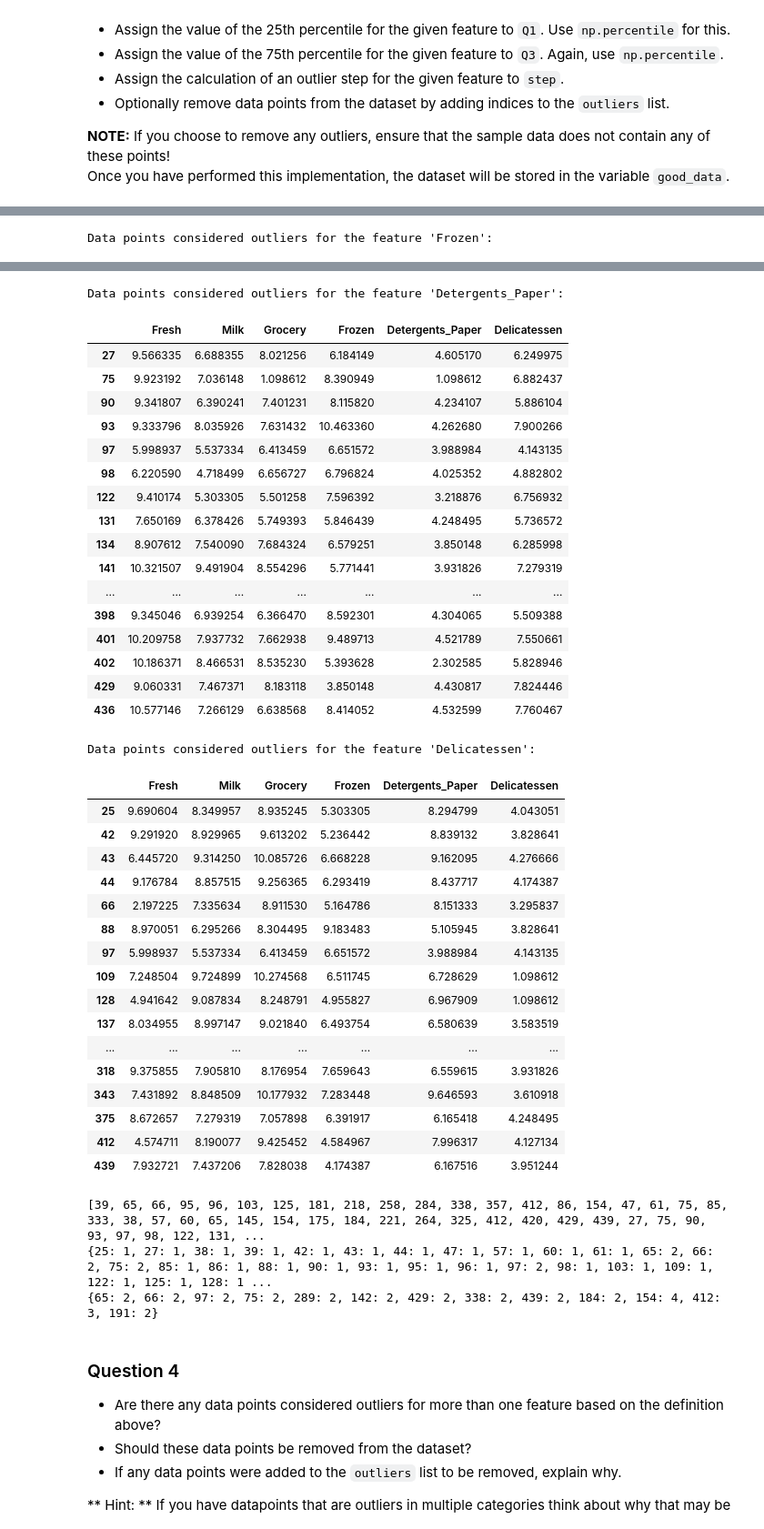
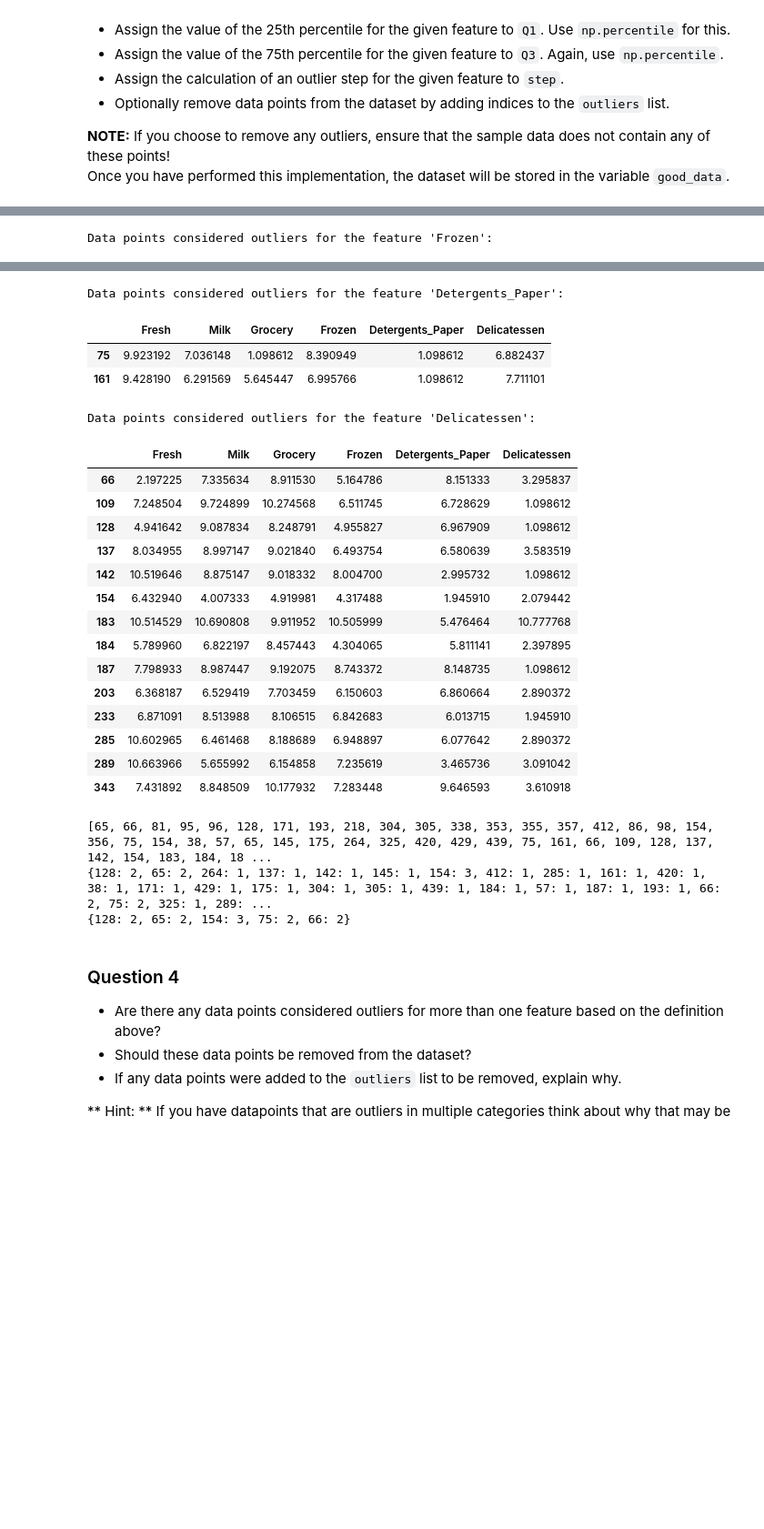
Before and after one commit to gtg269c/customer_segments, a Jupyter notebook: customer_segments.ipynb, the cells around one changed output, grey strips where cells are left out. Shown at 91% size. Saved outputs shown, nothing was run; the diff lists cells and outputs as text; code cells hidden in the pictures; blank space fills up the shorter version.

```diff
--- a/customer_segments.ipynb
+++ b/customer_segments.ipynb
@@ -233,13 +233,13 @@ outliers_list  = []
 for feature in log_data.keys():
 
     # TODO: Calculate Q1 (25th percentile of the data) for the given feature
-    Q1 = np.percentile(log_data,q=25)
+    Q1 = np.percentile(log_data[feature],q=25)
 
     # TODO: Calculate Q3 (75th percentile of the data) for the given feature
-    Q3 = np.percentile(log_data,q=75)
+    Q3 = np.percentile(log_data[feature],q=75)
 
     # TODO: Use the interquartile range to calculate an outlier step (1.5 times the interquartile range)
-    step = Q3 - Q1
+    step = (Q3 - Q1) * 1.5
 
     # Display the outliers
     print("Data points considered outliers for the feature '{}':".format(feature))
@@ -250,7 +250,9 @@ for feature in log_data.keys():
     outliers_list = outliers_list + list(outlier_df.index)
 
 # OPTIONAL: Select the indices for data points you wish to remove
-outliers  = [154,412]
+
+outliers = [154]
+#outliers  = [128, 154, 75, 65, 66]
 
 # Remove the outliers, if any were specified
 good_data = log_data.drop(log_data.index[outliers]).reset_index(drop = True)
@@ -313,45 +311,29 @@ Data points considered outliers for the feature 'Frozen':
 | 420 | 8.402007 | 8.569026 | 9.490015 | 3.218876 | 8.827321 | 7.239215 |
 | 429 | 9.060331 | 7.467371 | 8.183118 | 3.850148 | 4.430817 | 7.824446 |
 | 439 | 7.932721 | 7.437206 | 7.828038 | 4.174387 | 6.167516 | 3.951244 |
 Data points considered outliers for the feature 'Detergents_Paper':
 |  | Fresh | Milk | Grocery | Frozen | Detergents_Paper | Delicatessen |
-| 27 | 9.566335 | 6.688355 | 8.021256 | 6.184149 | 4.605170 | 6.249975 |
 | 75 | 9.923192 | 7.036148 | 1.098612 | 8.390949 | 1.098612 | 6.882437 |
-| 90 | 9.341807 | 6.390241 | 7.401231 | 8.115820 | 4.234107 | 5.886104 |
-| 93 | 9.333796 | 8.035926 | 7.631432 | 10.463360 | 4.262680 | 7.900266 |
-| 97 | 5.998937 | 5.537334 | 6.413459 | 6.651572 | 3.988984 | 4.143135 |
-| 98 | 6.220590 | 4.718499 | 6.656727 | 6.796824 | 4.025352 | 4.882802 |
-| 122 | 9.410174 | 5.303305 | 5.501258 | 7.596392 | 3.218876 | 6.756932 |
-| 131 | 7.650169 | 6.378426 | 5.749393 | 5.846439 | 4.248495 | 5.736572 |
-| 134 | 8.907612 | 7.540090 | 7.684324 | 6.579251 | 3.850148 | 6.285998 |
-| 141 | 10.321507 | 9.491904 | 8.554296 | 5.771441 | 3.931826 | 7.279319 |
-| ... | ... | ... | ... | ... | ... | ... |
-| 398 | 9.345046 | 6.939254 | 6.366470 | 8.592301 | 4.304065 | 5.509388 |
-| 401 | 10.209758 | 7.937732 | 7.662938 | 9.489713 | 4.521789 | 7.550661 |
-| 402 | 10.186371 | 8.466531 | 8.535230 | 5.393628 | 2.302585 | 5.828946 |
-| 429 | 9.060331 | 7.467371 | 8.183118 | 3.850148 | 4.430817 | 7.824446 |
-| 436 | 10.577146 | 7.266129 | 6.638568 | 8.414052 | 4.532599 | 7.760467 |
+| 161 | 9.428190 | 6.291569 | 5.645447 | 6.995766 | 1.098612 | 7.711101 |
 Data points considered outliers for the feature 'Delicatessen':
 |  | Fresh | Milk | Grocery | Frozen | Detergents_Paper | Delicatessen |
-| 25 | 9.690604 | 8.349957 | 8.935245 | 5.303305 | 8.294799 | 4.043051 |
-| 42 | 9.291920 | 8.929965 | 9.613202 | 5.236442 | 8.839132 | 3.828641 |
-| 43 | 6.445720 | 9.314250 | 10.085726 | 6.668228 | 9.162095 | 4.276666 |
-| 44 | 9.176784 | 8.857515 | 9.256365 | 6.293419 | 8.437717 | 4.174387 |
 | 66 | 2.197225 | 7.335634 | 8.911530 | 5.164786 | 8.151333 | 3.295837 |
-| 88 | 8.970051 | 6.295266 | 8.304495 | 9.183483 | 5.105945 | 3.828641 |
-| 97 | 5.998937 | 5.537334 | 6.413459 | 6.651572 | 3.988984 | 4.143135 |
 | 109 | 7.248504 | 9.724899 | 10.274568 | 6.511745 | 6.728629 | 1.098612 |
 | 128 | 4.941642 | 9.087834 | 8.248791 | 4.955827 | 6.967909 | 1.098612 |
 | 137 | 8.034955 | 8.997147 | 9.021840 | 6.493754 | 6.580639 | 3.583519 |
-| ... | ... | ... | ... | ... | ... | ... |
-| 318 | 9.375855 | 7.905810 | 8.176954 | 7.659643 | 6.559615 | 3.931826 |
+| 142 | 10.519646 | 8.875147 | 9.018332 | 8.004700 | 2.995732 | 1.098612 |
+| 154 | 6.432940 | 4.007333 | 4.919981 | 4.317488 | 1.945910 | 2.079442 |
+| 183 | 10.514529 | 10.690808 | 9.911952 | 10.505999 | 5.476464 | 10.777768 |
+| 184 | 5.789960 | 6.822197 | 8.457443 | 4.304065 | 5.811141 | 2.397895 |
+| 187 | 7.798933 | 8.987447 | 9.192075 | 8.743372 | 8.148735 | 1.098612 |
+| 203 | 6.368187 | 6.529419 | 7.703459 | 6.150603 | 6.860664 | 2.890372 |
+| 233 | 6.871091 | 8.513988 | 8.106515 | 6.842683 | 6.013715 | 1.945910 |
+| 285 | 10.602965 | 6.461468 | 8.188689 | 6.948897 | 6.077642 | 2.890372 |
+| 289 | 10.663966 | 5.655992 | 6.154858 | 7.235619 | 3.465736 | 3.091042 |
 | 343 | 7.431892 | 8.848509 | 10.177932 | 7.283448 | 9.646593 | 3.610918 |
-| 375 | 8.672657 | 7.279319 | 7.057898 | 6.391917 | 6.165418 | 4.248495 |
-| 412 | 4.574711 | 8.190077 | 9.425452 | 4.584967 | 7.996317 | 4.127134 |
-| 439 | 7.932721 | 7.437206 | 7.828038 | 4.174387 | 6.167516 | 3.951244 |
-[39, 65, 66, 95, 96, 103, 125, 181, 218, 258, 284, 338, 357, 412, 86, 154, 47, 61, 75, 85, 333, 38, 57, 60, 65, 145, 154, 175, 184, 221, 264, 325, 412, 420, 429, 439, 27, 75, 90, 93, 97, 98, 122, 131, ...
-{25: 1, 27: 1, 38: 1, 39: 1, 42: 1, 43: 1, 44: 1, 47: 1, 57: 1, 60: 1, 61: 1, 65: 2, 66: 2, 75: 2, 85: 1, 86: 1, 88: 1, 90: 1, 93: 1, 95: 1, 96: 1, 97: 2, 98: 1, 103: 1, 109: 1, 122: 1, 125: 1, 128: 1 ...
-{65: 2, 66: 2, 97: 2, 75: 2, 289: 2, 142: 2, 429: 2, 338: 2, 439: 2, 184: 2, 154: 4, 412: 3, 191: 2}
+[65, 66, 81, 95, 96, 128, 171, 193, 218, 304, 305, 338, 353, 355, 357, 412, 86, 98, 154, 356, 75, 154, 38, 57, 65, 145, 175, 264, 325, 420, 429, 439, 75, 161, 66, 109, 128, 137, 142, 154, 183, 184, 18 ...
+{128: 2, 65: 2, 264: 1, 137: 1, 142: 1, 145: 1, 154: 3, 412: 1, 285: 1, 161: 1, 420: 1, 38: 1, 171: 1, 429: 1, 175: 1, 304: 1, 305: 1, 439: 1, 184: 1, 57: 1, 187: 1, 193: 1, 66: 2, 75: 2, 325: 1, 289: ...
+{128: 2, 65: 2, 154: 3, 75: 2, 66: 2}
 # %% [markdown]
 ### Question 4
 * Are there any data points considered outliers for more than one feature based on the definition above?
```
Also changed, not shown: parts of 13 cells of this notebook, 1 other file.
